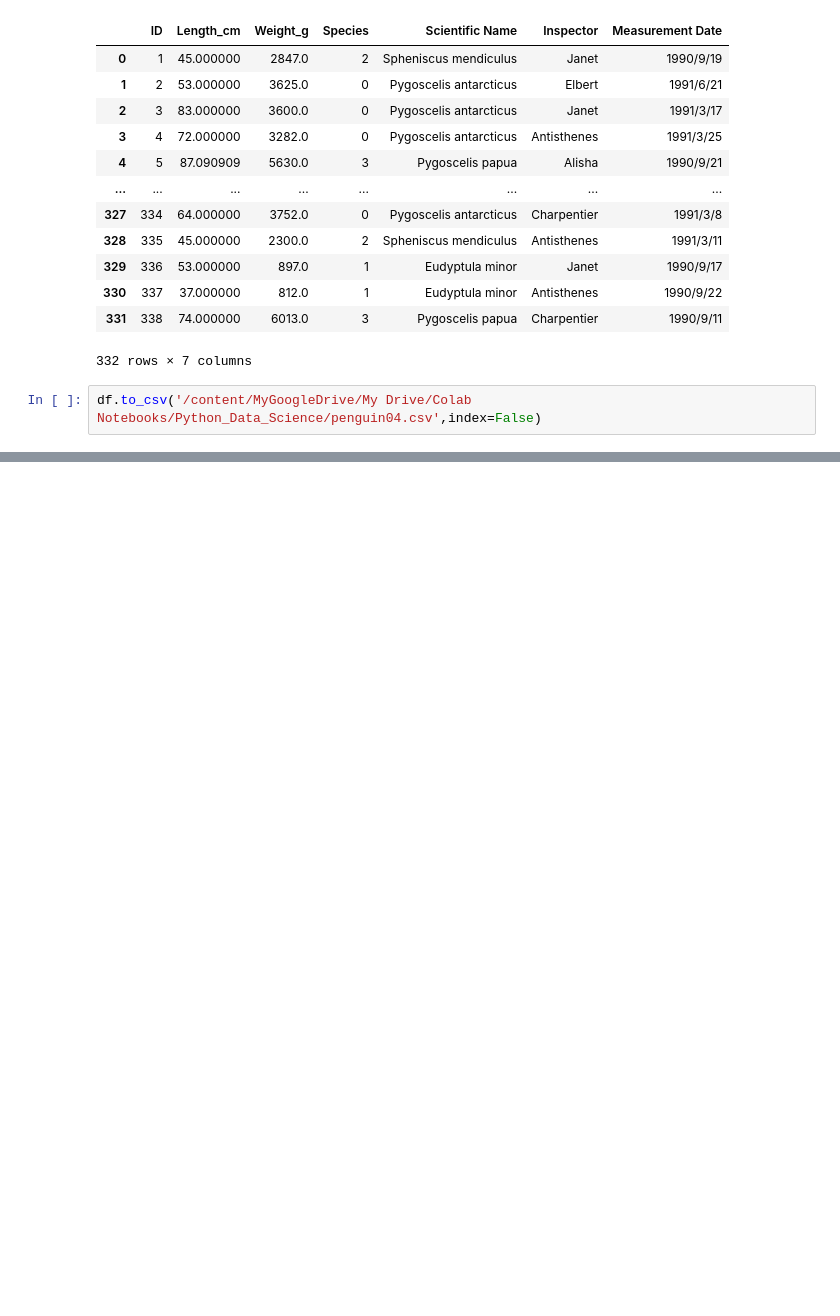
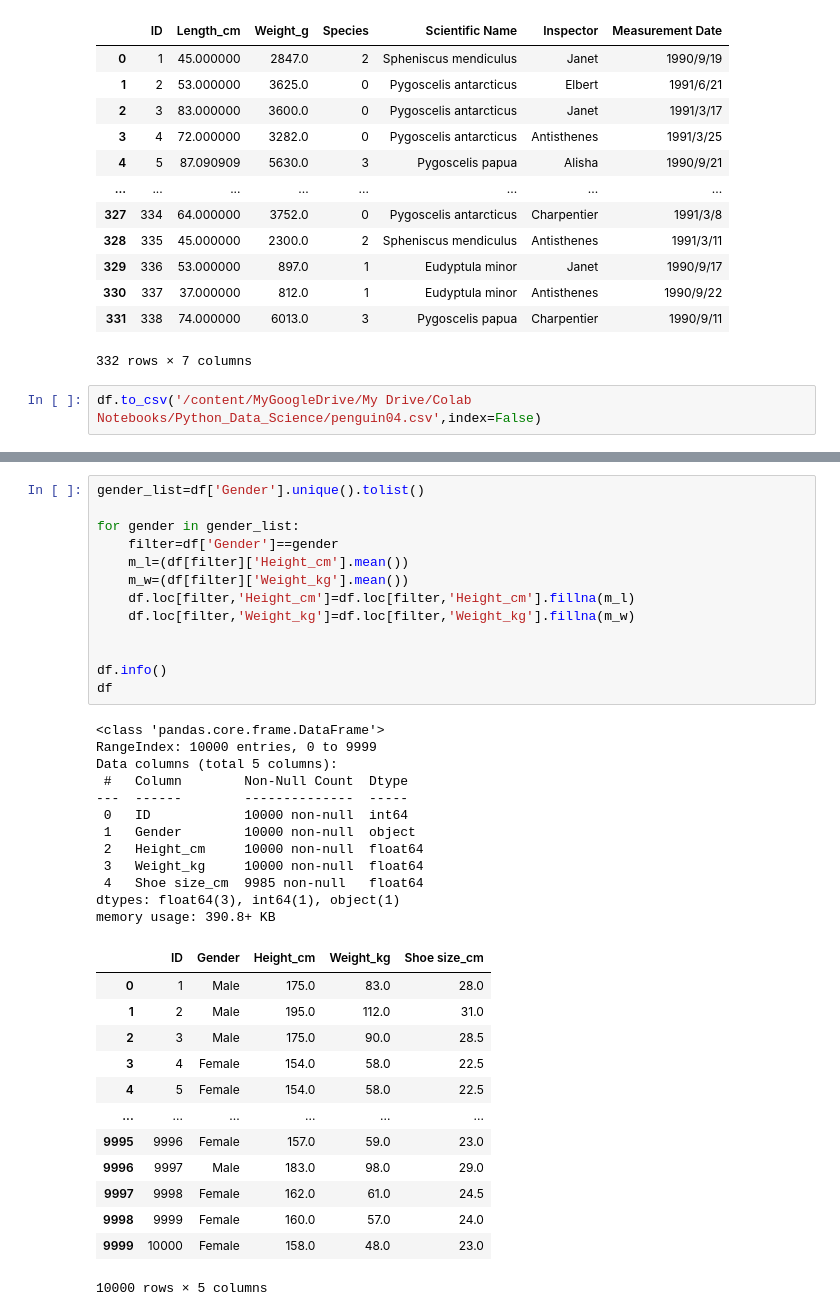
Before and after one commit to Hero0963/data-science-, a Jupyter notebook: data_science_ch04.ipynb, the cells around one changed output, grey strips where cells are left out. Cells and saved outputs as stored; diff of their text form; blank space fills up the shorter version.

```diff
--- a/data_science_ch04.ipynb
+++ b/data_science_ch04.ipynb
@@ -122,0 +180,39 @@ df.to_csv('/content/MyGoogleDrive/My Drive/Colab Notebooks/Python_Data_Science/p
+# %%
+gender_list=df['Gender'].unique().tolist()
+
+for gender in gender_list:
+    filter=df['Gender']==gender
+    m_l=(df[filter]['Height_cm'].mean())
+    m_w=(df[filter]['Weight_kg'].mean())
+    df.loc[filter,'Height_cm']=df.loc[filter,'Height_cm'].fillna(m_l)
+    df.loc[filter,'Weight_kg']=df.loc[filter,'Weight_kg'].fillna(m_w)
+
+
+df.info()
+df
+# %% [output]
+<class 'pandas.core.frame.DataFrame'>
+RangeIndex: 10000 entries, 0 to 9999
+Data columns (total 5 columns):
+ #   Column        Non-Null Count  Dtype
+---  ------        --------------  -----
+ 0   ID            10000 non-null  int64
+ 1   Gender        10000 non-null  object
+ 2   Height_cm     10000 non-null  float64
+ 3   Weight_kg     10000 non-null  float64
+ 4   Shoe size_cm  9985 non-null   float64
+dtypes: float64(3), int64(1), object(1)
+memory usage: 390.8+ KB
+|  | ID | Gender | Height_cm | Weight_kg | Shoe size_cm |
+| 0 | 1 | Male | 175.0 | 83.0 | 28.0 |
+| 1 | 2 | Male | 195.0 | 112.0 | 31.0 |
+| 2 | 3 | Male | 175.0 | 90.0 | 28.5 |
+| 3 | 4 | Female | 154.0 | 58.0 | 22.5 |
+| 4 | 5 | Female | 154.0 | 58.0 | 22.5 |
+| ... | ... | ... | ... | ... | ... |
+| 9995 | 9996 | Female | 157.0 | 59.0 | 23.0 |
+| 9996 | 9997 | Male | 183.0 | 98.0 | 29.0 |
+| 9997 | 9998 | Female | 162.0 | 61.0 | 24.5 |
+| 9998 | 9999 | Female | 160.0 | 57.0 | 24.0 |
+| 9999 | 10000 | Female | 158.0 | 48.0 | 23.0 |
+10000 rows × 5 columns
```
Also changed, not shown: parts of 7 cells of this notebook.
